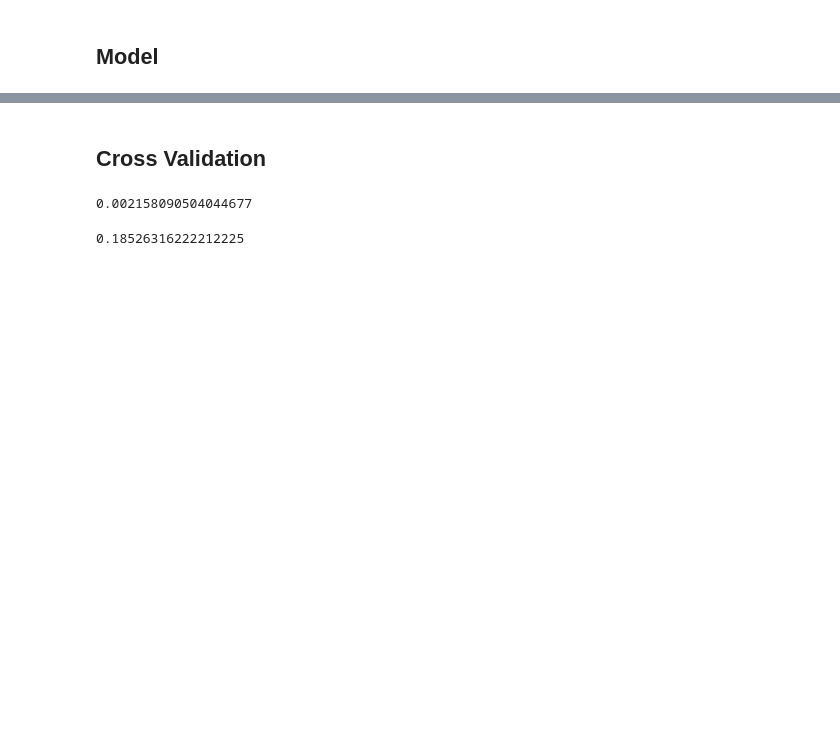
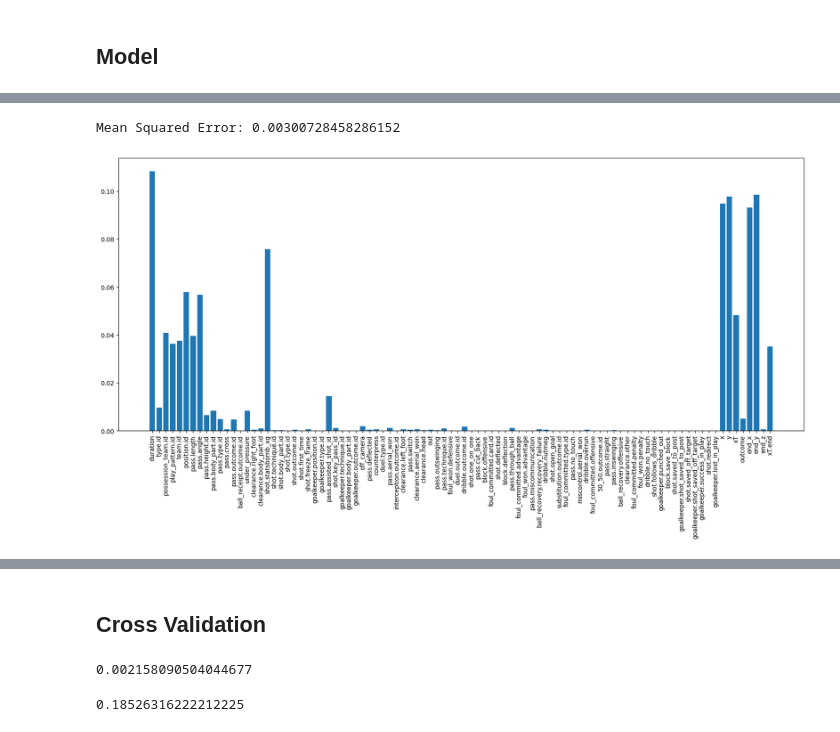
Before and after one commit to tomasnp/Datacamp, a Jupyter notebook: OBV_Man.ipynb, the cells around one changed output, grey strips where cells are left out. Drawn from its saved outputs; the diff is of its cells as text; code cells hidden in the pictures; blank space fills up the shorter version.

```diff
--- a/OBV_Man.ipynb
+++ b/OBV_Man.ipynb
@@ -194,4 +268,25 @@ y = df["PSV"]
 for col in X.columns:
     if X[col].dtype == "object":
         X[col] = pd.Categorical(X[col]).codes
+# %%
+from sklearn.ensemble import RandomForestRegressor
+from xgboost import XGBRegressor
+X_train, X_test, y_train, y_test = train_test_split(X, y, test_size=0.2, random_state=42)
+
+# Create the model
+rf = RandomForestRegressor(random_state=42)
+rf.fit(X_train, y_train)
+
+# Predict the PSV
+y_pred = rf.predict(X_test)
+print("Mean Squared Error:", mean_squared_error(y_test, y_pred))
+# %% [output]
+Mean Squared Error: 0.00300728458286152
+# %%
+plt.figure(figsize=(20, 8))
+plt.bar(X.columns, rf.feature_importances_)
+plt.xticks(rotation=90)
+plt.show()
+# %% [output]
+[figure, added]
 # %%
```
Also changed, not shown: parts of 24 cells of this notebook, 3 other files.
